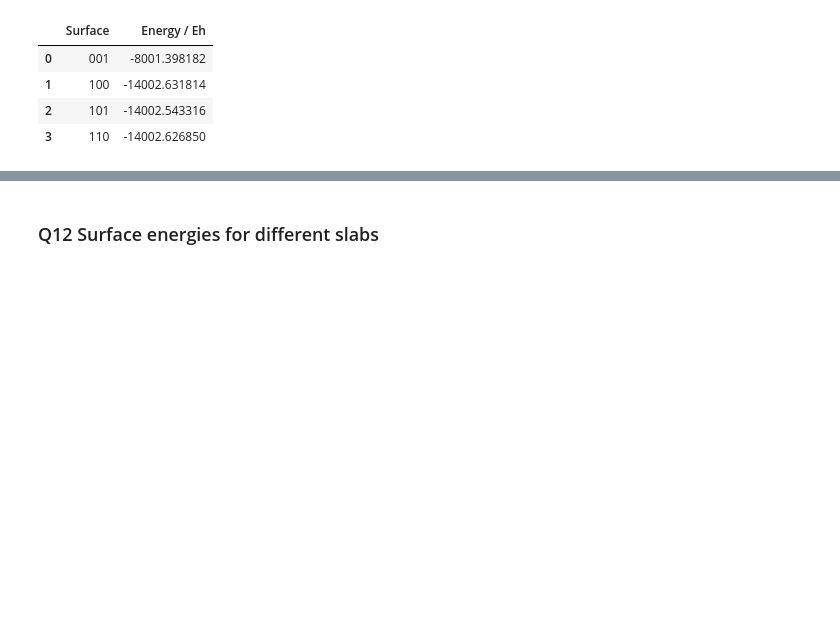
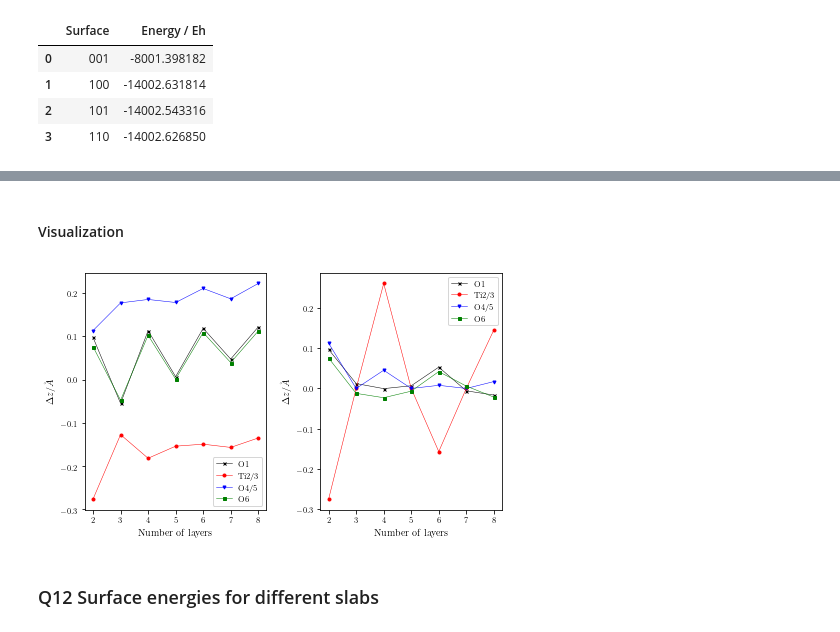
Before and after one commit to tomfroembgen/WP12, a Jupyter notebook: 3_bredow/wp12_3.ipynb, the cells around one changed output, grey strips where cells are left out. Cells and saved outputs as stored; diff of their text form; code cells hidden in the pictures; blank space fills up the shorter version.

```diff
--- a/3_bredow/wp12_3.ipynb
+++ b/3_bredow/wp12_3.ipynb
@@ -374,3 +479,35 @@ df.to_csv(save_loc, index=False)
+# %% [markdown]
+#### Visualization
+# %%
+top = pd.read_csv("./ex2/dz-surf.csv", delimiter=",")
+bulk = pd.read_csv("./ex2/dz-bulk.csv", delimiter=",")
+
+num_vert_plots = 1
+num_hor_plots = 2
+fig, ax = plt.subplots(num_vert_plots, num_hor_plots, figsize=(fig_width, fig_height))
+
+labels = ["O1", "Ti2/3", "O4/5", "O6"]
+colors = ["k","r", "b", "g"]
+markers = ["x","o", "v", "s"]
+names = ["dz O1","dz Ti2/3","dz O4/5","dz O6"]
+
+for i, name in enumerate(names):
+      ax[0].plot(top["n"], top[name], color=colors[i], marker=markers[i], label=labels[i], markersize=3, lw=0.5)
+      ax[0].set_xlabel("Number of layers")
+      ax[0].set_ylabel(r"$\Delta z / \AA$")
+      ax[0].legend(loc="best", fancybox=True)
+
+for i, name in enumerate(names):
+      ax[1].plot(bulk["n"], bulk[name], color=colors[i], marker=markers[i], label=labels[i], markersize=3, lw=0.5)
+      ax[1].set_xlabel("Number of layers")
+      ax[1].set_ylabel(r"$\Delta z / \AA$")
+      ax[1].legend(loc="best", fancybox=True)
+
+fig.tight_layout()
+save_plot_as_pgf(fig, "protocol/Graphen/dz.pgf")
+plt.show()
+# %% [output]
+[figure, added]
 # %% [markdown]
 ### Q12 Surface energies for different slabs
 # %%
```
Also changed, not shown: parts of 7 cells of this notebook, 8 other files.
